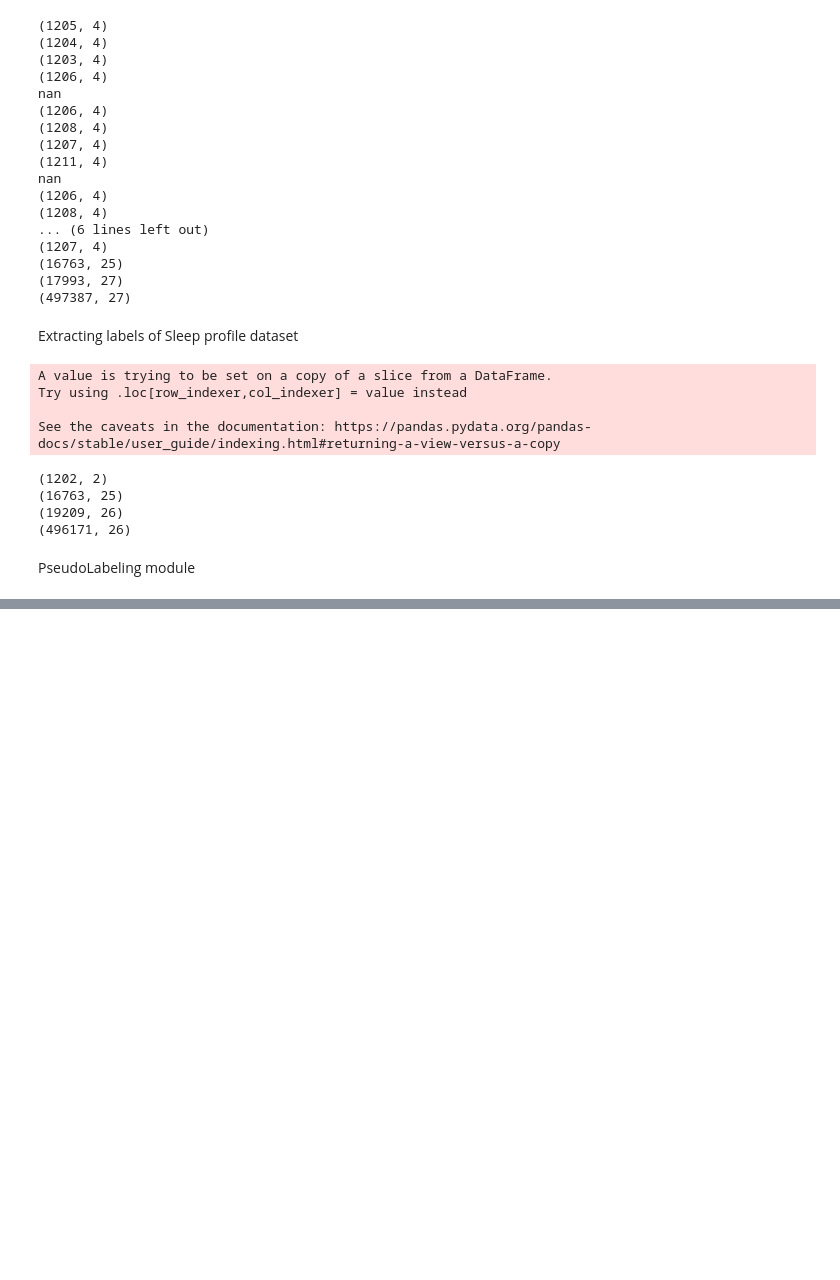
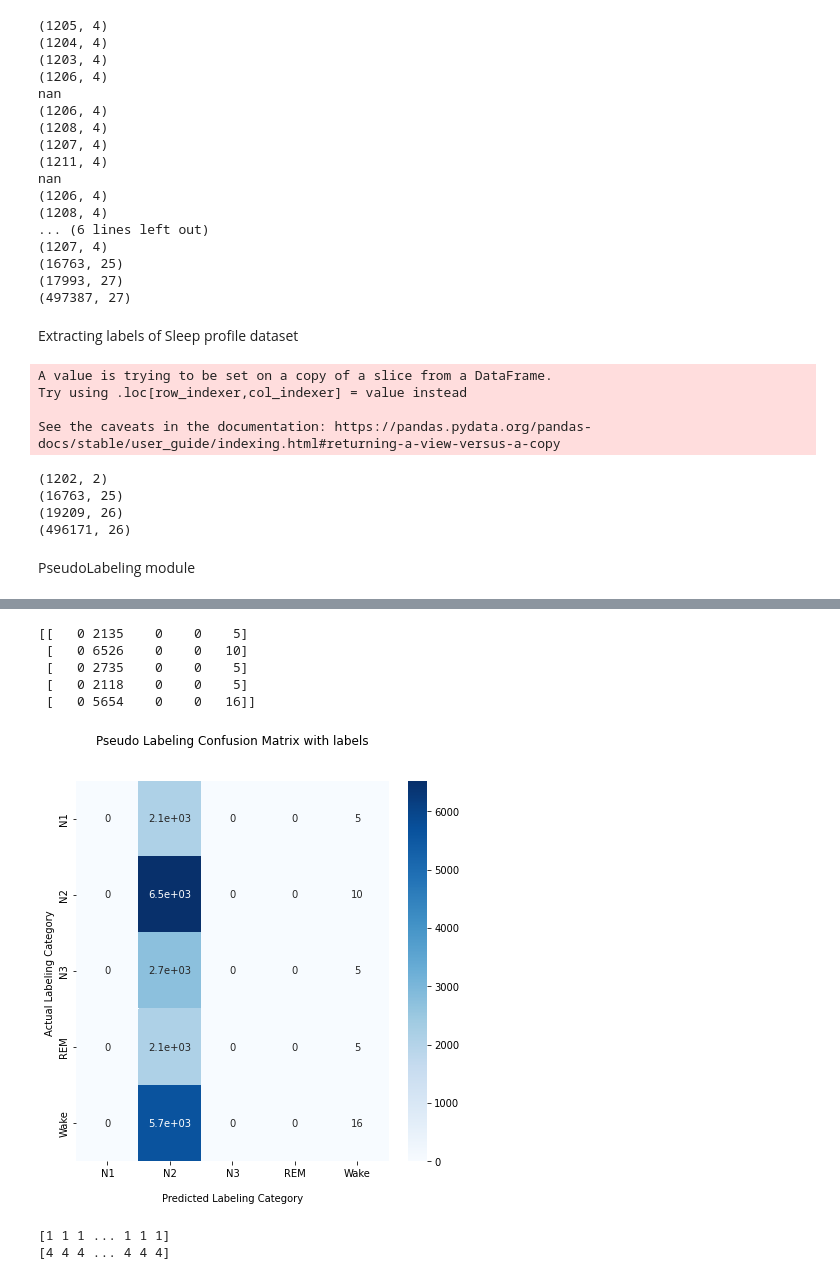
Before and after one commit to AmirKhak/Sleep-classifier, a Jupyter notebook: Self-Supervised Learning/PseudoLabeling.ipynb, the cells around one changed output, grey strips where cells are left out. Saved outputs shown, nothing was run; the diff lists cells and outputs as text; code cells hidden in the pictures; blank space fills up the shorter version.

```diff
--- a/Self-Supervised Learning/PseudoLabeling.ipynb
+++ b/Self-Supervised Learning/PseudoLabeling.ipynb
@@ -262,0 +555,25 @@ clf = svm.SVC(gamma=0.0001, c = 1)
+# %%
+y_pred = np.argmax(model.predict(dataset), axis=1)
+y_labels = np.argmax(labels, axis=1)
+
+Labels = ['N1','N2', 'N3', 'REM', 'Wake']
+
+printConfusionMatrix(y_labels, y_pred, Labels)
+
+#Labels = ['Sleep', 'Wake']
+#y_pred = list(map(convertMultiLabelToSingleLabel, y_pred))
+#test_labels = list(map(convertMultiLabelToSingleLabel, test_labels))
+
+#printConfusionMatrix(y_labels, y_pred, Labels)
+
+print(y_pred)
+print(y_labels)
+# %% [output]
+[[   0 2135    0    0    5]
+ [   0 6526    0    0   10]
+ [   0 2735    0    0    5]
+ [   0 2118    0    0    5]
+ [   0 5654    0    0   16]]
+[figure, added]
+[1 1 1 ... 1 1 1]
+[4 4 4 ... 4 4 4]
```
Also changed, not shown: parts of 13 cells of this notebook.
